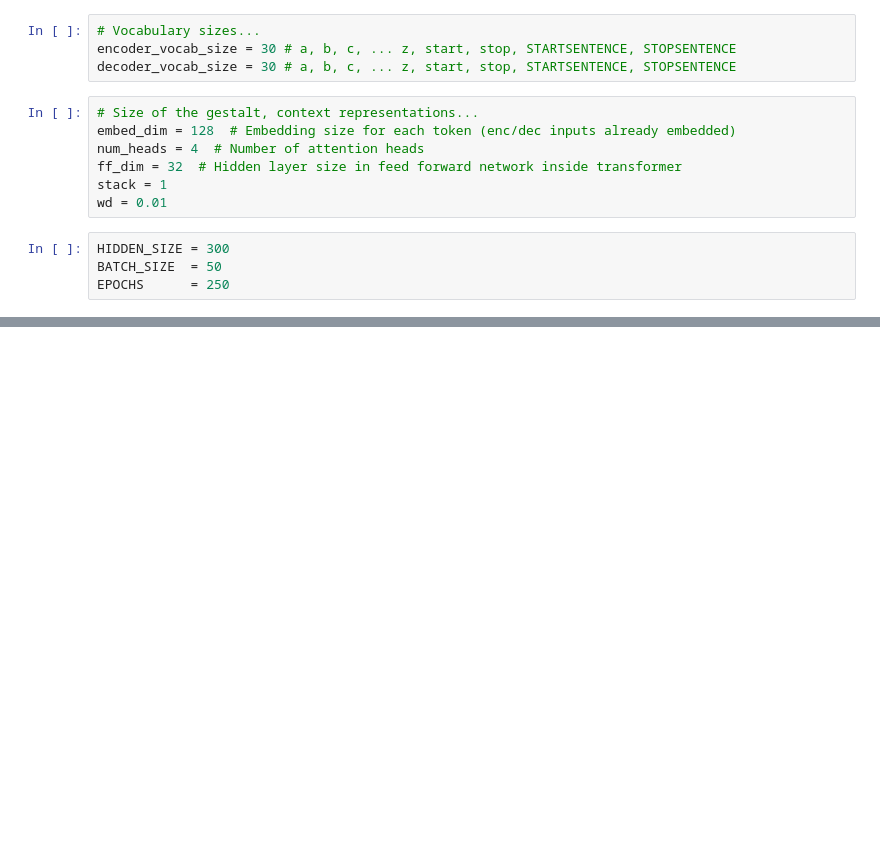
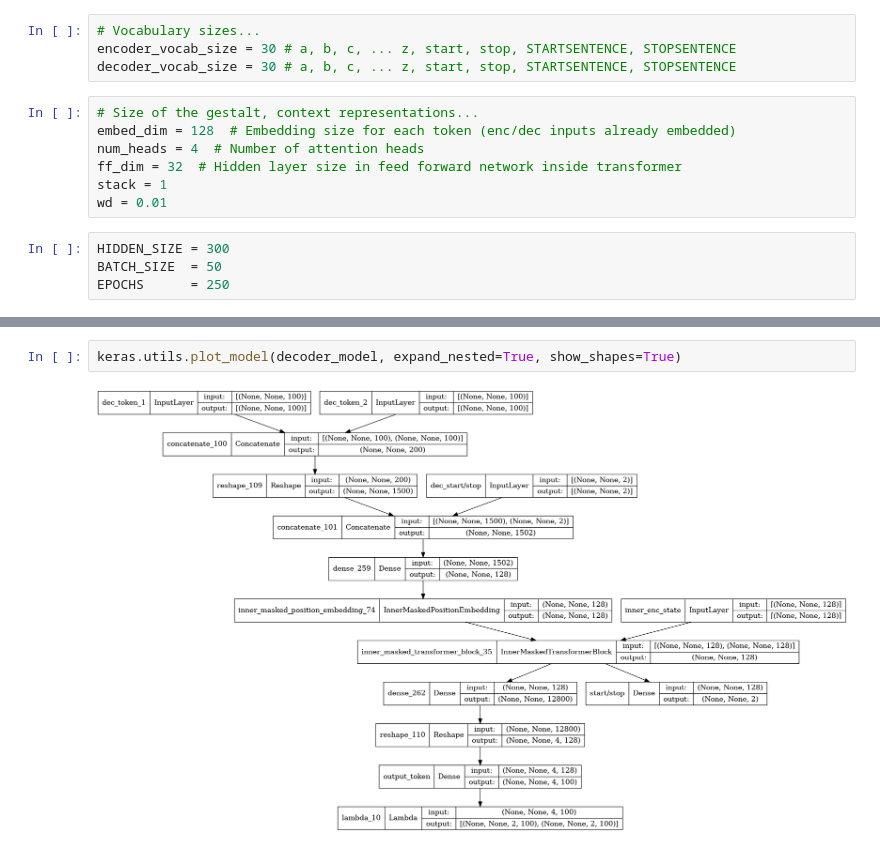
Before and after one commit to LA-Koenig/Attention-Revisited, a Jupyter notebook: Codebase/Transformer_LSTM.ipynb, the cells around one changed output, grey strips where cells are left out. Cells and saved outputs as stored; diff of their text form; blank space fills up the shorter version.

```diff
--- a/Codebase/Transformer_LSTM.ipynb
+++ b/Codebase/Transformer_LSTM.ipynb
@@ -333,3 +402,7 @@ with strategy.scope():
+# %%
+keras.utils.plot_model(decoder_model, expand_nested=True, show_shapes=True)
+# %% [output]
+[figure, added]
 # %%
 keras.utils.plot_model(model, expand_nested=True, show_shapes=True)
 # %% [output]
```
Also changed, not shown: parts of 10 cells of this notebook, 1 other file.
